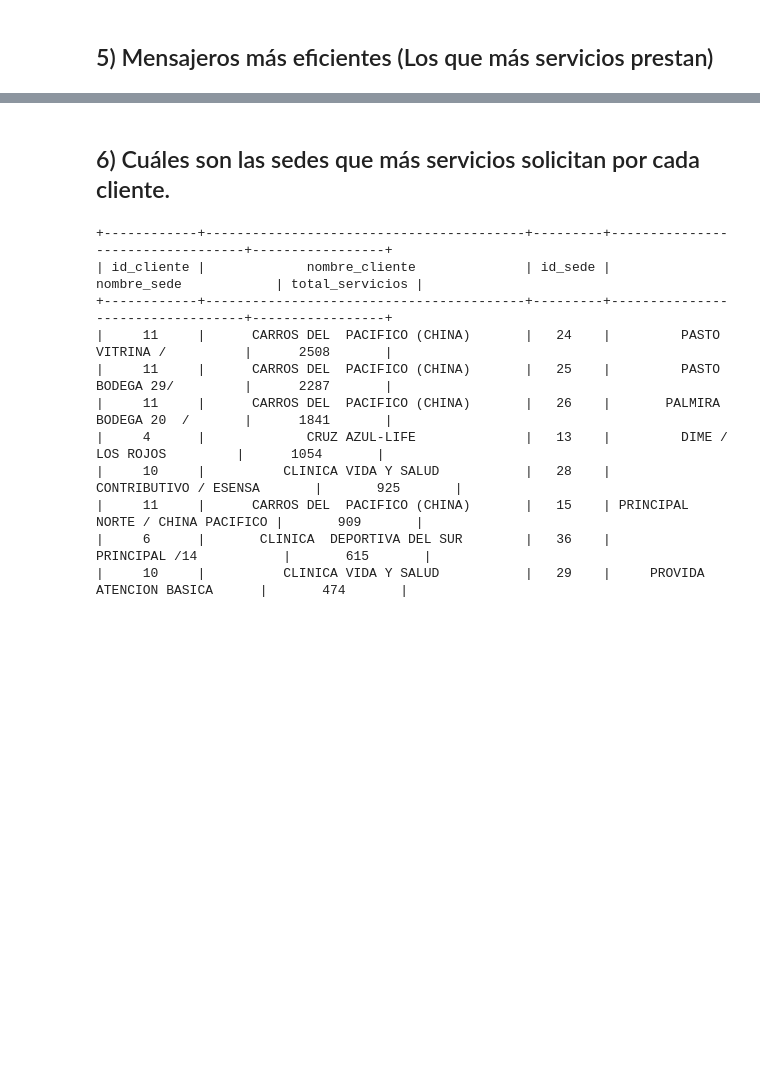
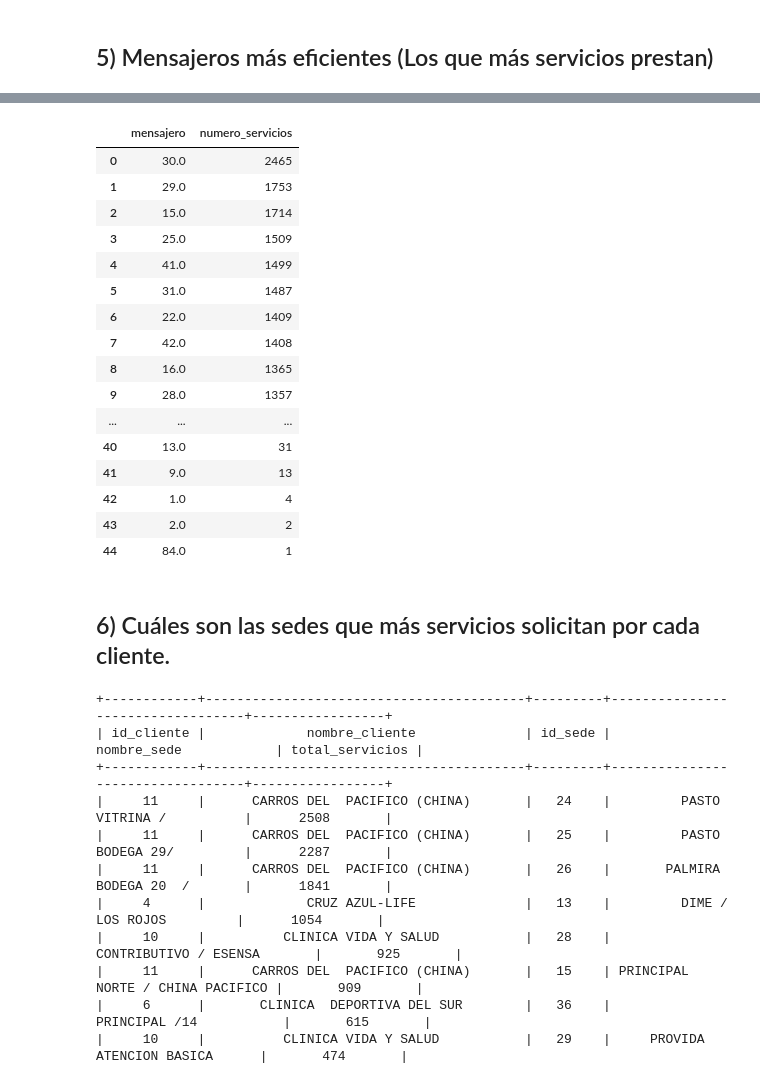
Before and after one commit to FalaisePocket/ETL-Entrega2, a Jupyter notebook: preguntas.ipynb, the cells around one changed output, grey strips where cells are left out. Cells and saved outputs as stored; diff of their text form; code cells hidden in the pictures; blank space fills up the shorter version.

```diff
--- a/preguntas.ipynb
+++ b/preguntas.ipynb
@@ -315,3 +315,23 @@ plt.show()
+# %%
+mensajeros_eficientes.head(47)
+# %% [output]
+|  | mensajero | numero_servicios |
+| 0 | 30.0 | 2465 |
+| 1 | 29.0 | 1753 |
+| 2 | 15.0 | 1714 |
+| 3 | 25.0 | 1509 |
+| 4 | 41.0 | 1499 |
+| 5 | 31.0 | 1487 |
+| 6 | 22.0 | 1409 |
+| 7 | 42.0 | 1408 |
+| 8 | 16.0 | 1365 |
+| 9 | 28.0 | 1357 |
+| ... | ... | ... |
+| 40 | 13.0 | 31 |
+| 41 | 9.0 | 13 |
+| 42 | 1.0 | 4 |
+| 43 | 2.0 | 2 |
+| 44 | 84.0 | 1 |
 # %% [markdown]
 ## 6) Cuáles son las sedes que más servicios solicitan por cada cliente.
 # %%
```
Also changed, not shown: parts of 5 cells of this notebook, 2 other files.
